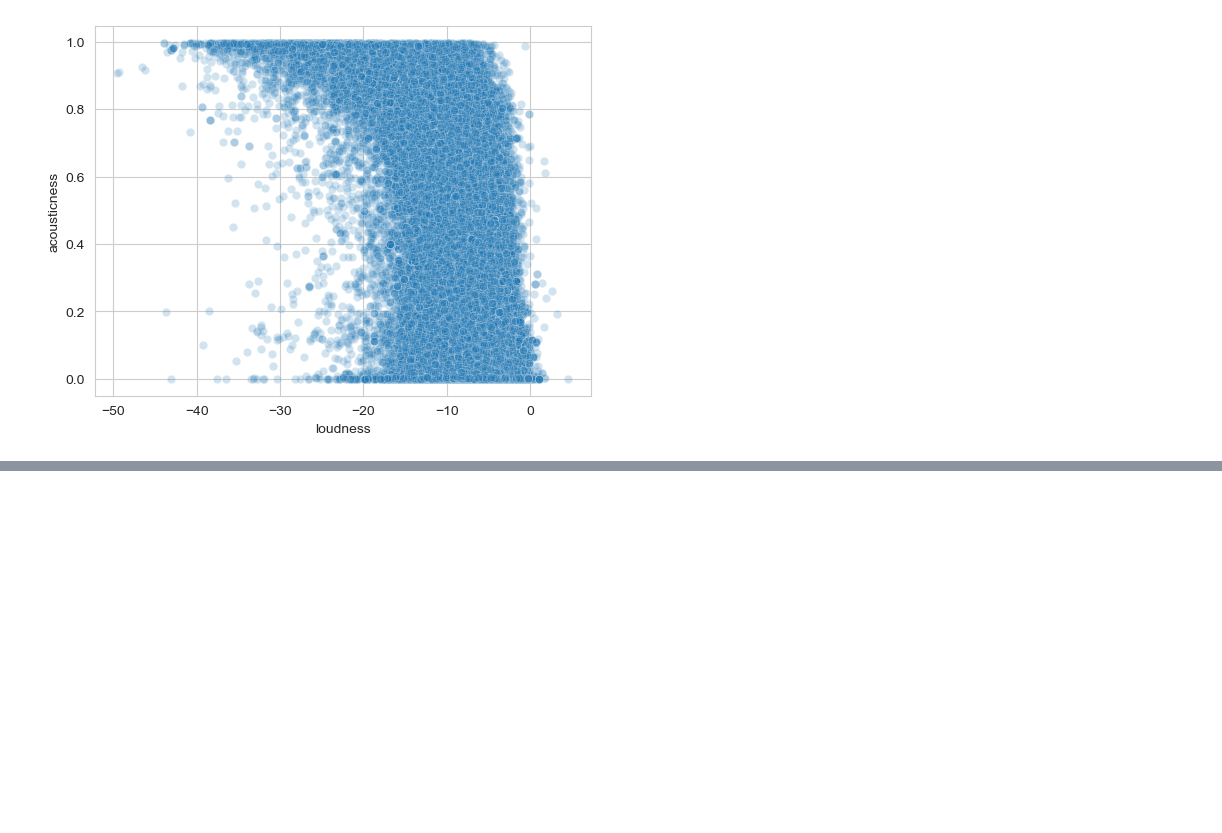
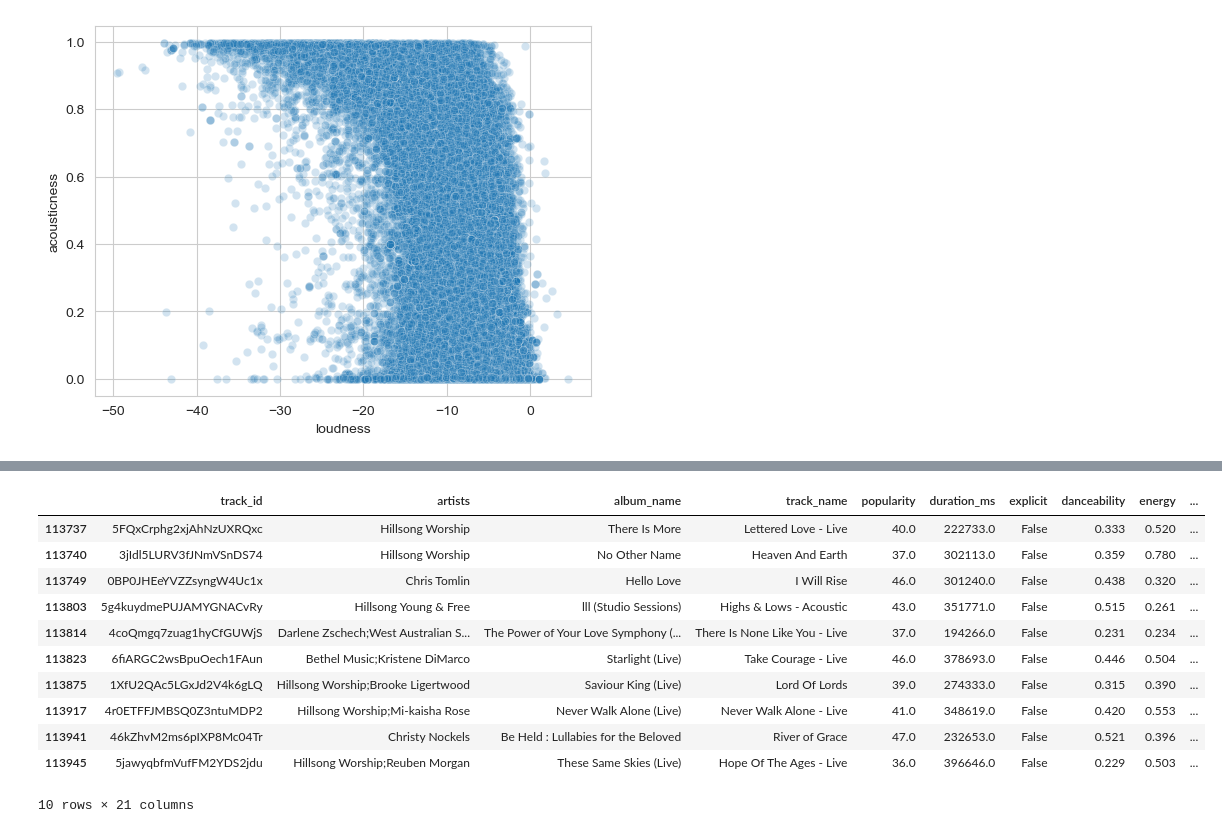
Before and after one commit to sahilalamgir/playlist-generator, a Jupyter notebook: main.ipynb, the cells around one changed output, grey strips where cells are left out. Saved outputs shown, nothing was run; the diff lists cells and outputs as text; code cells hidden in the pictures; blank space fills up the shorter version.

```diff
--- a/main.ipynb
+++ b/main.ipynb
@@ -202,0 +280,15 @@ sns.scatterplot(data=df, x="loudness", y="acousticness", alpha=0.2)
+# %%
+new_df[new_df["cluster"] == 0].tail(10)
+# %% [output]
+|  | track_id | artists | album_name | track_name | popularity | duration_ms | explicit | danceability | energy | ... |
+| 113737 | 5FQxCrphg2xjAhNzUXRQxc | Hillsong Worship | There Is More | Lettered Love - Live | 40.0 | 222733.0 | False | 0.333 | 0.520 | ... |
+| 113740 | 3jIdl5LURV3fJNmVSnDS74 | Hillsong Worship | No Other Name | Heaven And Earth | 37.0 | 302113.0 | False | 0.359 | 0.780 | ... |
+| 113749 | 0BP0JHEeYVZZsyngW4Uc1x | Chris Tomlin | Hello Love | I Will Rise | 46.0 | 301240.0 | False | 0.438 | 0.320 | ... |
+| 113803 | 5g4kuydmePUJAMYGNACvRy | Hillsong Young & Free | lll (Studio Sessions) | Highs & Lows - Acoustic | 43.0 | 351771.0 | False | 0.515 | 0.261 | ... |
+| 113814 | 4coQmgq7zuag1hyCfGUWjS | Darlene Zschech;West Australian S... | The Power of Your Love Symphony (... | There Is None Like You - Live | 37.0 | 194266.0 | False | 0.231 | 0.234 | ... |
+| 113823 | 6fiARGC2wsBpuOech1FAun | Bethel Music;Kristene DiMarco | Starlight (Live) | Take Courage - Live | 46.0 | 378693.0 | False | 0.446 | 0.504 | ... |
+| 113875 | 1XfU2QAc5LGxJd2V4k6gLQ | Hillsong Worship;Brooke Ligertwood | Saviour King (Live) | Lord Of Lords | 39.0 | 274333.0 | False | 0.315 | 0.390 | ... |
+| 113917 | 4r0ETFFJMBSQ0Z3ntuMDP2 | Hillsong Worship;Mi-kaisha Rose | Never Walk Alone (Live) | Never Walk Alone - Live | 41.0 | 348619.0 | False | 0.420 | 0.553 | ... |
+| 113941 | 46kZhvM2ms6pIXP8Mc04Tr | Christy Nockels | Be Held : Lullabies for the Beloved | River of Grace | 47.0 | 232653.0 | False | 0.521 | 0.396 | ... |
+| 113945 | 5jawyqbfmVufFM2YDS2jdu | Hillsong Worship;Reuben Morgan | These Same Skies (Live) | Hope Of The Ages - Live | 36.0 | 396646.0 | False | 0.229 | 0.503 | ... |
+10 rows × 21 columns
```
Also changed, not shown: parts of 22 cells of this notebook.
